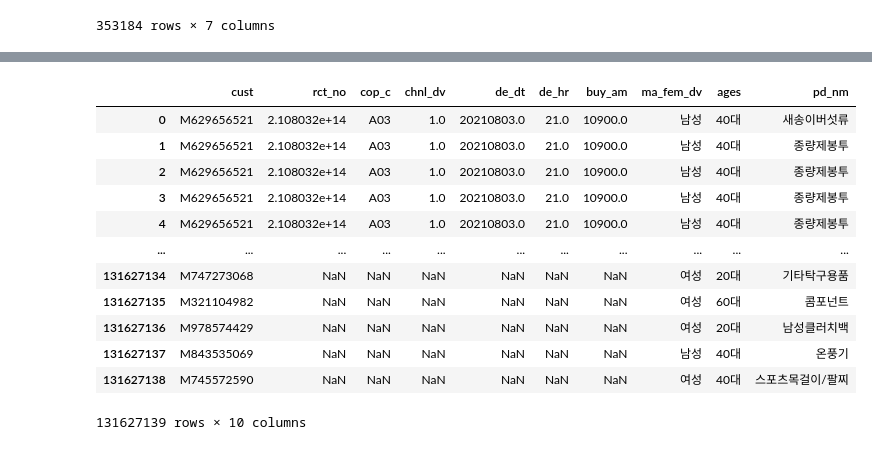
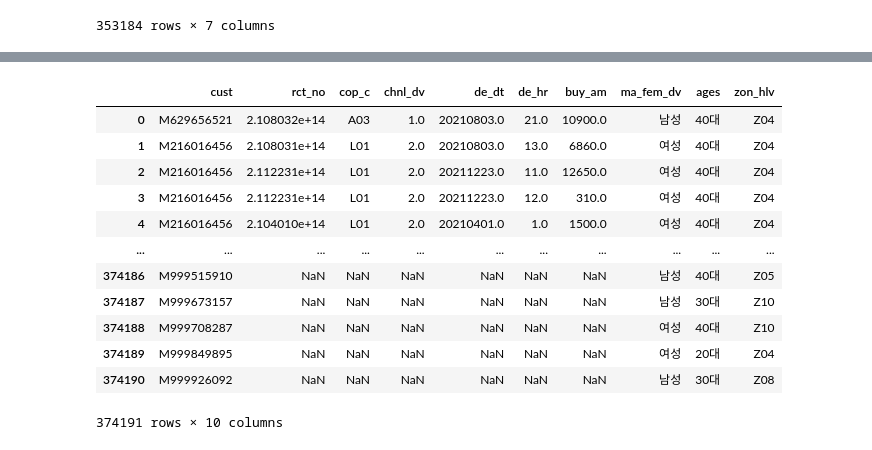
Before and after one commit to kch8906/Bigdata_Competition, a Jupyter notebook: test.ipynb, the cells around one changed output, grey strips where cells are left out. Saved outputs shown, nothing was run; the diff lists cells and outputs as text; code cells hidden in the pictures.

```diff
--- a/test.ipynb
+++ b/test.ipynb
@@ -10,6 +10,7 @@ import matplotlib.font_manager as fm
 [(f.name, f.fname) for f in fm.fontManager.ttflist if 'Nanum' in f.name]
 plt.rcParams['font.family'] = 'NanumGothic'
 # %%
-df = pd.read_csv('../lpoint_data/LPOINT_BIG_COMP_01_DEMO.csv')
+df = pd.read_csv('../bigdata/LPOINT_BIG_COMP/LPOINT_BIG_COMP_01_DEMO.csv')
 df.head(5)
+df.shape
 # %% [output]
@@ -228,7 +251,7 @@ dtype: int64
 # %% [markdown]
 ### 엘페이
 # %%
-df_4 = pd.read_csv('../lpoint_data/LPOINT_BIG_COMP_06_LPAY.csv')
+df_4 = pd.read_csv('../bigdata/LPOINT_BIG_COMP/LPOINT_BIG_COMP_06_LPAY.csv')
 df_4
 # %% [output]
 |  | cust | rct_no | cop_c | chnl_dv | de_dt | de_hr | buy_am |
@@ -264,17 +270,17 @@ ans
 # %%
-df_merge_lpay = pd.merge(ans, df_4, how='outer', on='cust')
+df_merge_lpay = pd.merge(df_4, df, how='outer', on='cust')
 df_merge_lpay
 # %% [output]
-|  | cust | rct_no | cop_c | chnl_dv | de_dt | de_hr | buy_am | ma_fem_dv | ages | pd_nm |
-| 0 | M629656521 | 2.108032e+14 | A03 | 1.0 | 20210803.0 | 21.0 | 10900.0 | 남성 | 40대 | 새송이버섯류 |
-| 1 | M629656521 | 2.108032e+14 | A03 | 1.0 | 20210803.0 | 21.0 | 10900.0 | 남성 | 40대 | 종량제봉투 |
-| 2 | M629656521 | 2.108032e+14 | A03 | 1.0 | 20210803.0 | 21.0 | 10900.0 | 남성 | 40대 | 종량제봉투 |
-| 3 | M629656521 | 2.108032e+14 | A03 | 1.0 | 20210803.0 | 21.0 | 10900.0 | 남성 | 40대 | 종량제봉투 |
-| 4 | M629656521 | 2.108032e+14 | A03 | 1.0 | 20210803.0 | 21.0 | 10900.0 | 남성 | 40대 | 종량제봉투 |
+|  | cust | rct_no | cop_c | chnl_dv | de_dt | de_hr | buy_am | ma_fem_dv | ages | zon_hlv |
+| 0 | M629656521 | 2.108032e+14 | A03 | 1.0 | 20210803.0 | 21.0 | 10900.0 | 남성 | 40대 | Z04 |
+| 1 | M216016456 | 2.108031e+14 | L01 | 2.0 | 20210803.0 | 13.0 | 6860.0 | 여성 | 40대 | Z04 |
+| 2 | M216016456 | 2.112231e+14 | L01 | 2.0 | 20211223.0 | 11.0 | 12650.0 | 여성 | 40대 | Z04 |
+| 3 | M216016456 | 2.112231e+14 | L01 | 2.0 | 20211223.0 | 12.0 | 310.0 | 여성 | 40대 | Z04 |
+| 4 | M216016456 | 2.104010e+14 | L01 | 2.0 | 20210401.0 | 1.0 | 1500.0 | 여성 | 40대 | Z04 |
 | ... | ... | ... | ... | ... | ... | ... | ... | ... | ... | ... |
-| 131627134 | M747273068 | NaN | NaN | NaN | NaN | NaN | NaN | 여성 | 20대 | 기타탁구용품 |
-| 131627135 | M321104982 | NaN | NaN | NaN | NaN | NaN | NaN | 여성 | 60대 | 콤포넌트 |
-| 131627136 | M978574429 | NaN | NaN | NaN | NaN | NaN | NaN | 여성 | 20대 | 남성클러치백 |
-| 131627137 | M843535069 | NaN | NaN | NaN | NaN | NaN | NaN | 남성 | 40대 | 온풍기 |
-| 131627138 | M745572590 | NaN | NaN | NaN | NaN | NaN | NaN | 여성 | 40대 | 스포츠목걸이/팔찌 |
+| 374186 | M999515910 | NaN | NaN | NaN | NaN | NaN | NaN | 남성 | 40대 | Z05 |
+| 374187 | M999673157 | NaN | NaN | NaN | NaN | NaN | NaN | 남성 | 30대 | Z10 |
+| 374188 | M999708287 | NaN | NaN | NaN | NaN | NaN | NaN | 여성 | 40대 | Z10 |
+| 374189 | M999849895 | NaN | NaN | NaN | NaN | NaN | NaN | 여성 | 20대 | Z04 |
+| 374190 | M999926092 | NaN | NaN | NaN | NaN | NaN | NaN | 남성 | 30대 | Z08 |
-131627139 rows × 10 columns
+374191 rows × 10 columns
```
Also changed, not shown: parts of 16 cells of this notebook.
